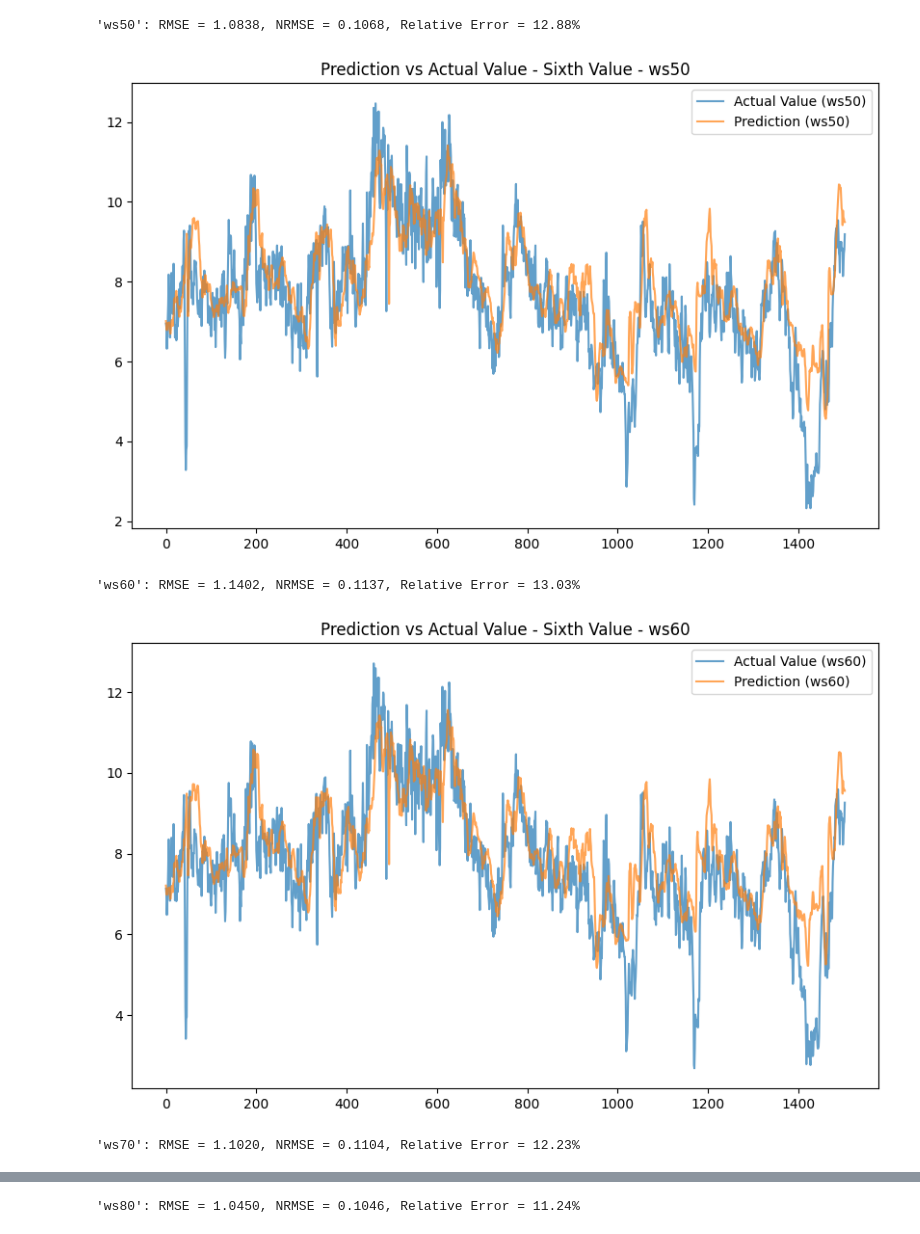
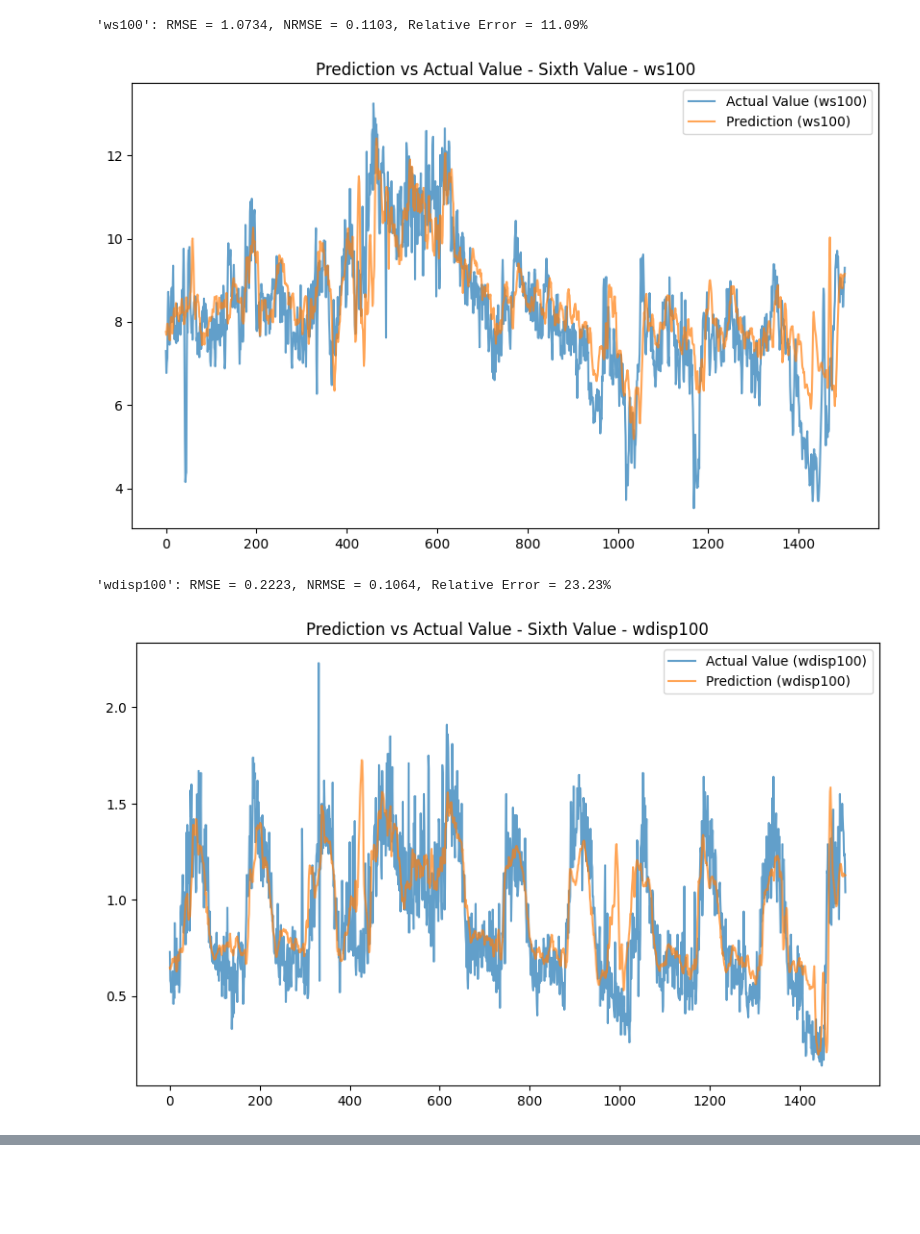
Before and after one commit to Perebati/TFG-Vento-Sul, a Jupyter notebook: LSTM/VentoSulLSTM_v4.ipynb, the cells around one changed output, grey strips where cells are left out. Saved outputs shown, nothing was run; the diff lists cells and outputs as text; code cells hidden in the pictures; blank space fills up the shorter version.

```diff
--- a/LSTM/VentoSulLSTM_v4.ipynb
+++ b/LSTM/VentoSulLSTM_v4.ipynb
@@ -3,7 +3,7 @@ import pandas as pd
 import numpy as np
 import matplotlib.pyplot as plt
 import time
-from sklearn.preprocessing import MinMaxScaler
+from sklearn.preprocessing import MinMaxScaler, StandardScaler
 from sklearn.model_selection import TimeSeriesSplit
 from tensorflow.keras.models import Sequential, Model
 from tensorflow.keras.layers import LSTM, Dense, InputLayer, Dropout, Reshape, RepeatVector, TimeDistributed, Input, Attention, Concatenate
@@ -17,10 +17,10 @@ df = pd.read_csv("dataset.csv")
 df.index = pd.to_datetime(df["id"], errors="ignore")
 
 # Columns for training
-cols = ["humid", "ws40", "ws50", "ws60", "ws70", "ws80", "ws90", "ws100", "wdisp40", "wdisp50", "wdisp60", "wdisp70", "wdisp80", "wdisp90", "wdisp100"]
+cols = ["humid", "ws100", "wdisp100"]
 df_for_training = df[cols].astype(float)
 
-# Feature Engineering: Create lagged features
+# # Feature Engineering: Create lagged features
 # for lag in range(1, 4):  # Lag of 1 to 3 time steps
 #     lagged_df = df_for_training.shift(lag).add_suffix(f'_lag_{lag}')
 #     df_for_training = pd.concat([df_for_training, lagged_df], axis=1)
@@ -33,7 +33,7 @@ scaler = MinMaxScaler()
 df_for_training_scaled = scaler.fit_transform(df_for_training)
 
 # Define sequence and prediction lengths
-sequence_length = 36  # Last 4 hours (24 values)
+sequence_length = 30  # Last 5 hours (30 values)
 prediction_length = 6  # Next 1 hour (6 values)
 
 X, y = [], []
@@ -58,6 +58,12 @@ X_train = X[:train_size]
 y_train = y[:train_size]
 X_test = X[train_size:]
 y_test = y[train_size:]
+
+val_size = int(len(X_train) * 0.1)
+X_val = X_train[-val_size:]
+y_val = y_train[-val_size:]
+X_train = X_train[:-val_size]
+y_train = y_train[:-val_size]
 # %%
 def custom_loss(y_true, y_pred):
     # Extract the 'ws100' component
@@ -174,15 +225,18 @@ Model: "functional_4"
 # Time Series Cross-Validation
 tscv = TimeSeriesSplit(n_splits=5)
 fold = 1
-for train_index, test_index in tscv.split(X_train):
+for train_index, val_index in tscv.split(X_train):
     print(f"Fold {fold}")
-    X_train_cv, X_val_cv = X_train[train_index], X_train[test_index]
-    y_train_cv, y_val_cv = y_train[train_index], y_train[test_index]
+    X_train_cv, X_val_cv = X_train[train_index], X_train[val_index]
+    y_train_cv, y_val_cv = y_train[train_index], y_train[val_index]
+
+    # Build a new model for each fold
+    model = build_model(best_hps)
 
     # Training
     model.fit(
-        X_train, y_train,
-        validation_data=(X_test, y_test),
+        X_train_cv, y_train_cv,
+        validation_data=(X_val_cv, y_val_cv),
         epochs=50,
         callbacks=[EarlyStopping(monitor='val_loss', patience=5)],
         verbose=1
@@ -211,14 +265,16 @@ Epoch 13/50
 # Final evaluation on the test set
 y_pred = model.predict(X_test)
 
-# Inverse transform to original scale
-y_pred_reshaped = y_pred.reshape(-1, len(cols))
-y_pred_orig = scaler.inverse_transform(np.hstack([y_pred_reshaped, np.zeros((y_pred_reshaped.shape[0], df_for_training.shape[1] - len(cols)))]))
-y_pred_orig = y_pred_orig[:, :len(cols)].reshape(-1, prediction_length, len(cols))
+# Inverse transform y_pred
+y_pred_flat = y_pred.reshape(-1, len(cols))
+y_pred_orig = scaler.inverse_transform(y_pred_flat)
+y_pred_orig = y_pred_orig.reshape(-1, prediction_length, len(cols))
 
-y_test_reshaped = y_test.reshape(-1, len(cols))
-y_test_orig = scaler.inverse_transform(np.hstack([y_test_reshaped, np.zeros((y_test_reshaped.shape[0], df_for_training.shape[1] - len(cols)))]))
-y_test_orig = y_test_orig[:, :len(cols)].reshape(-1, prediction_length, len(cols))
+# Inverse transform y_test
+y_test_flat = y_test.reshape(-1, len(cols))
+y_test_orig = scaler.inverse_transform(y_test_flat)
+y_test_orig = y_test_orig.reshape(-1, prediction_length, len(cols))
+
 
 # Evaluate the sixth predicted value
 for i, col in enumerate(cols):
@@ -247,5 +303,4 @@ for i, col in enumerate(cols):
-'ws50': RMSE = 1.0838, NRMSE = 0.1068, Relative Error = 12.88%
+'ws100': RMSE = 1.0734, NRMSE = 0.1103, Relative Error = 11.09%
-[figure, old version]
+[figure, new version]
-'ws60': RMSE = 1.1402, NRMSE = 0.1137, Relative Error = 13.03%
+'wdisp100': RMSE = 0.2223, NRMSE = 0.1064, Relative Error = 23.23%
-[figure, old version]
+[figure, new version]
-'ws70': RMSE = 1.1020, NRMSE = 0.1104, Relative Error = 12.23%
@@ -253 +306,0 @@ for i, col in enumerate(cols):
-'ws80': RMSE = 1.0450, NRMSE = 0.1046, Relative Error = 11.24%
```
Also changed, not shown: parts of 6 cells of this notebook, 20 other files.
